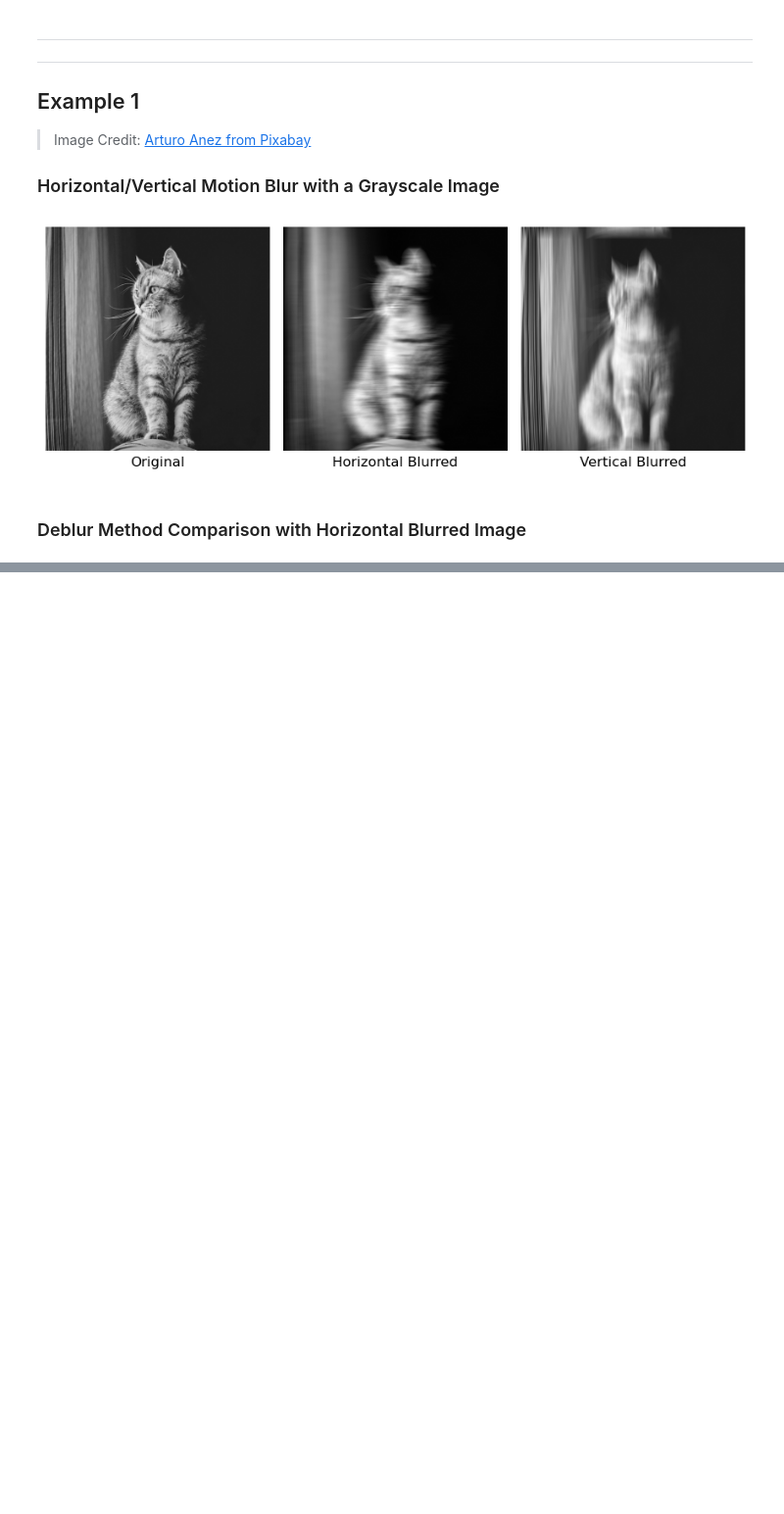
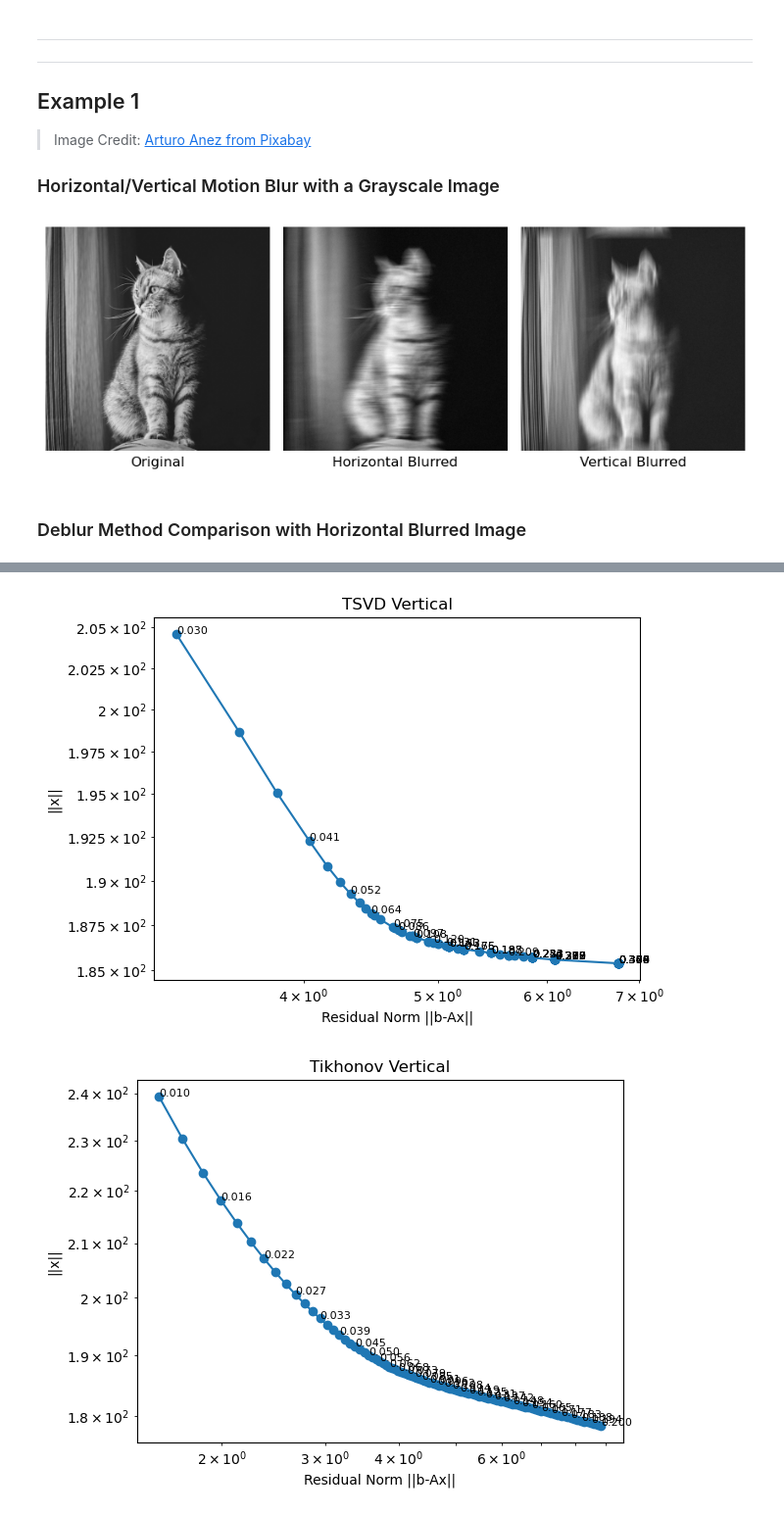
Before and after one commit to lunakim-ubc/ImageDeblurring, a Jupyter notebook: motion_deblur_linear.ipynb, the cells around one changed output, grey strips where cells are left out. Shown at 98% size. Drawn from its saved outputs; the diff is of its cells as text; code cells hidden in the pictures; blank space fills up the shorter version.

```diff
--- a/motion_deblur_linear.ipynb
+++ b/motion_deblur_linear.ipynb
@@ -156,0 +186,7 @@ plot_diff4(ex1_h_blurred, 'Horizontal Blurred',
+# %%
+min_max = get_alpha_min_max(ex1_v_psf)
+plot_l_curve(compute_tsvd, ex1_v_psf, ex1_v_blurred, min_max[0]+0.03, min_max[1]-0.6, 'TSVD Vertical')
+plot_l_curve(compute_tikhonov, ex1_v_psf, ex1_v_blurred, min_max[0]+0.01, min_max[1]-0.8, 'Tikhonov Vertical')
+# %% [output]
+[figure, added]
+[figure, added]
```
Also changed, not shown: parts of 5 cells of this notebook.
